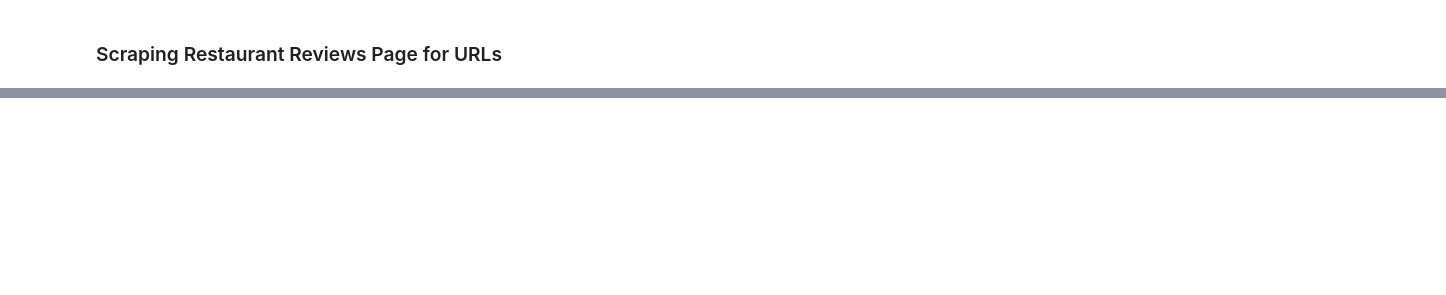
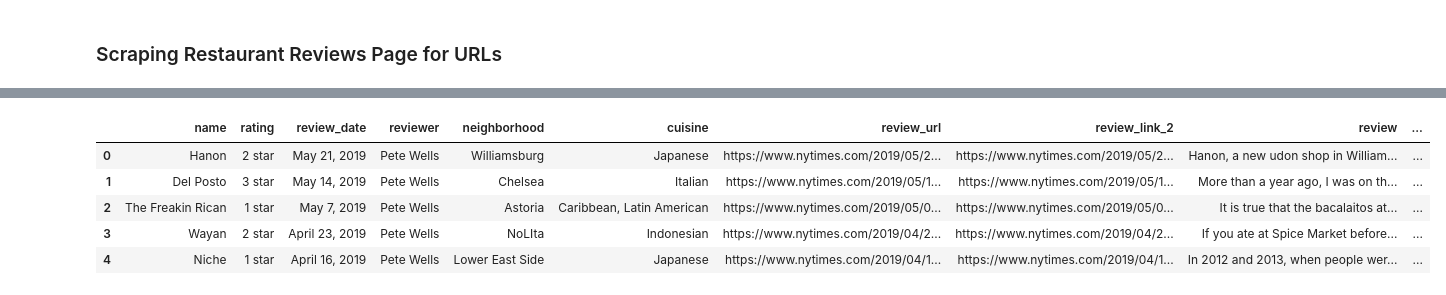
Before and after one commit to MsJacksonIYN/Mod4_NLP, a Jupyter notebook: scrape_nyt_for_reviews.ipynb, the cells around one changed output, grey strips where cells are left out. Drawn from its saved outputs; the diff is of its cells as text; code cells hidden in the pictures; blank space fills up the shorter version.

```diff
--- a/scrape_nyt_for_reviews.ipynb
+++ b/scrape_nyt_for_reviews.ipynb
@@ -647,0 +795,4 @@ def parse_archived_reviews(soup):
+# %%
+df_update = pd.DataFrame(review_dict)
+# %%
+df_update = df_update.drop_duplicates(subset='review_url')
@@ -647,0 +803,2 @@ def parse_archived_reviews(soup):
+# %%
+df_to_merge = df_update[['review_url', 'review', 'recommendations']]
@@ -647,0 +813,2 @@ def parse_archived_reviews(soup):
+# %%
+df_new = df_og.merge(df_to_merge, on='review_url', how='left')
@@ -647,0 +912,9 @@ def parse_archived_reviews(soup):
+# %%
+df_new.head()
+# %% [output]
+|  | name | rating | review_date | reviewer | neighborhood | cuisine | review_url | review_link_2 | review | ... |
+| 0 | Hanon | 2 star | May 21, 2019 | Pete Wells | Williamsburg | Japanese | https://www.nytimes.com/2019/05/2... | https://www.nytimes.com/2019/05/2... | Hanon, a new udon shop in William... | ... |
+| 1 | Del Posto | 3 star | May 14, 2019 | Pete Wells | Chelsea | Italian | https://www.nytimes.com/2019/05/1... | https://www.nytimes.com/2019/05/1... | More than a year ago, I was on th... | ... |
+| 2 | The Freakin Rican | 1 star | May 7, 2019 | Pete Wells | Astoria | Caribbean, Latin American | https://www.nytimes.com/2019/05/0... | https://www.nytimes.com/2019/05/0... | It is true that the bacalaitos at... | ... |
+| 3 | Wayan | 2 star | April 23, 2019 | Pete Wells | NoLIta | Indonesian | https://www.nytimes.com/2019/04/2... | https://www.nytimes.com/2019/04/2... | If you ate at Spice Market before... | ... |
+| 4 | Niche | 1 star | April 16, 2019 | Pete Wells | Lower East Side | Japanese | https://www.nytimes.com/2019/04/1... | https://www.nytimes.com/2019/04/1... | In 2012 and 2013, when people wer... | ... |
```
Also changed, not shown: parts of 85 cells of this notebook, 23 other files.
